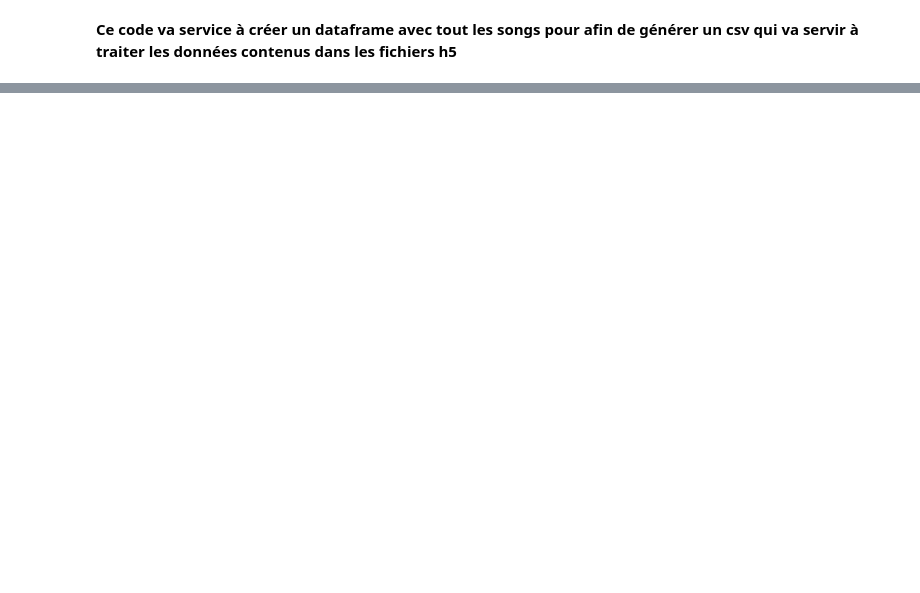
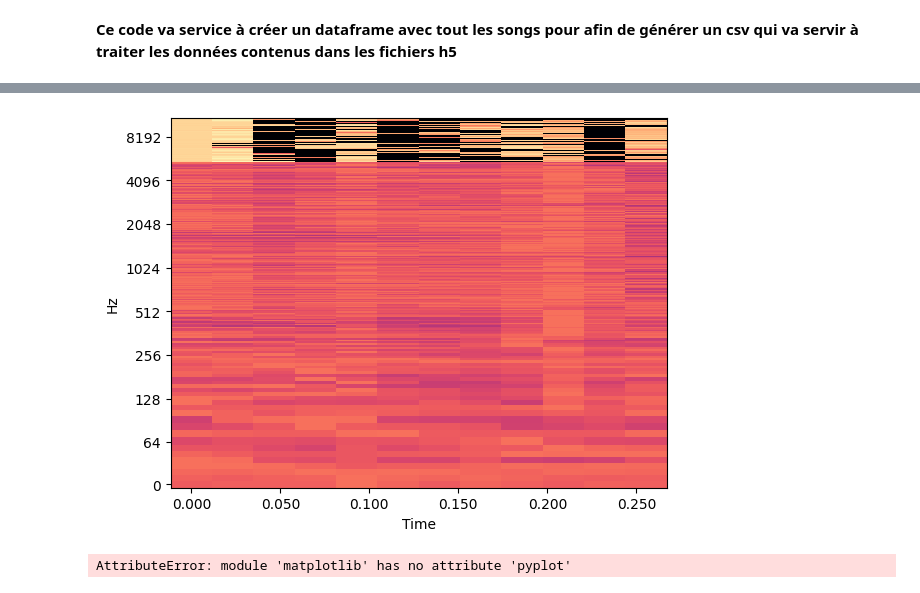
Before and after one commit to Lucas-dev-974/music-classification, a Jupyter notebook: v2/F/make_msd_csv.ipynb, the cells around one changed output, grey strips where cells are left out. Cells and saved outputs as stored; diff of their text form; code cells hidden in the pictures; blank space fills up the shorter version.

```diff
--- a/v2/F/make_msd_csv.ipynb
+++ b/v2/F/make_msd_csv.ipynb
@@ -32,0 +41,36 @@ final_data.to_csv(csv_file_path, index=False, encoding='utf-8')
+# %%
+spec_list = []
+
+for root, dirnames, filenames in os.walk(directory_path):
+    for filename in filenames:
+        if filename.endswith('.h5'):
+
+            hdf_file_path = os.path.join(root, filename)
+            f = h5py.File(hdf_file_path, 'r')
+
+            # for key in f.keys():
+            #     print(key)
+
+            analysis = f['analysis']
+            metadata = f['metadata']
+            musicbrainz = f['musicbrainz']
+
+            # for key in analysis.keys():
+            #     print(key)
+
+            # Charger les données spécifiques sous 'segments_pitches' et 'segments_timbre'
+            if 'segments_pitches' in analysis and 'segments_timbre' in analysis:
+                segments_pitches = analysis['segments_pitches'][:]
+                segments_timbre = analysis['segments_timbre'][:]
+                segments_loudness_start = analysis['segments_loudness_start'][:]
+
+                # Traiter et assembler les données
+                audio_features = np.concatenate((segments_pitches, segments_timbre), axis=0)
+
+                # Calculer le spectrogramme à partir des données prétraitées
+                D = librosa.power_to_db(audio_features, ref=np.max)
+
+                # Ajouter le spectrogramme à la liste
+                spec_list.append(D)
+
+            f.close()
@@ -32,0 +93,7 @@ final_data.to_csv(csv_file_path, index=False, encoding='utf-8')
+# %%
+analysis_sample_rate = 22050
+librosa.display.specshow(spec_list[1000], sr=analysis_sample_rate, x_axis='time', y_axis='log')
+plt.show()
+# %% [output]
+[figure, added]
+AttributeError: module 'matplotlib' has no attribute 'pyplot'
```
Also changed, not shown: parts of 7 cells of this notebook, 2 other files.
